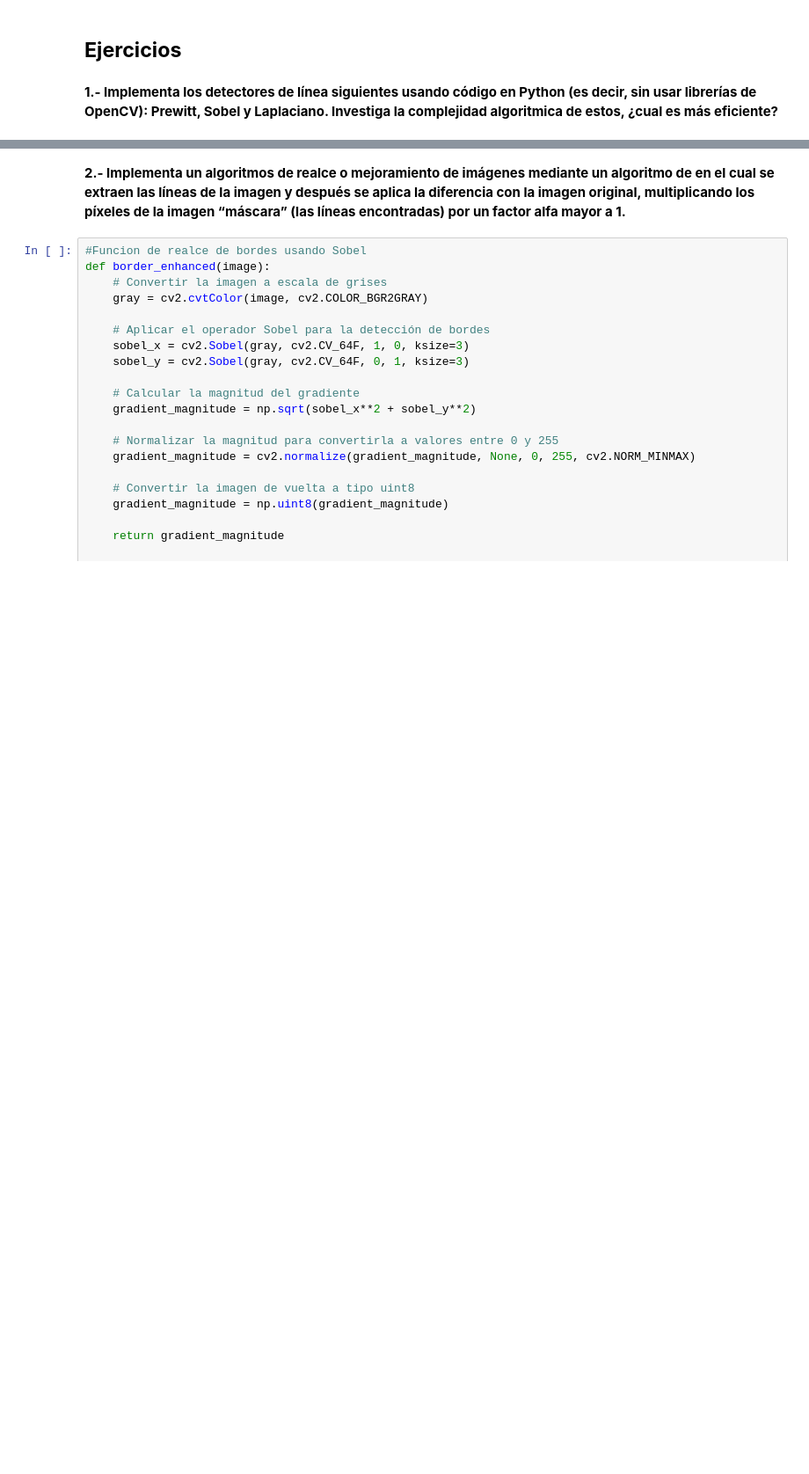
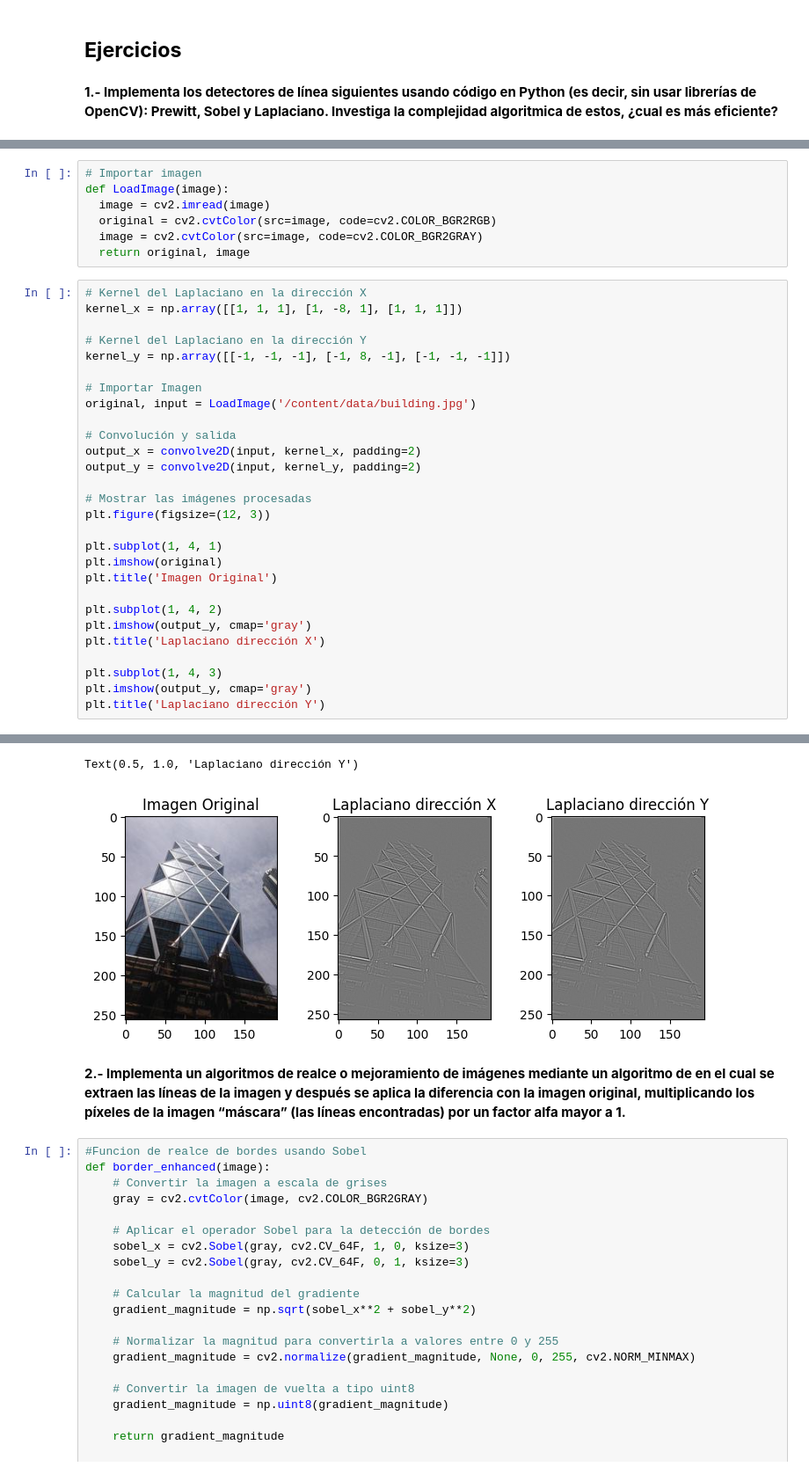
Before and after one commit to Alfonso-Garibay/computer-vision-course-Equipo-15, a Jupyter notebook: 4_convolution.ipynb, the cells around one changed output, grey strips where cells are left out. Shown at 88% size. Cells and saved outputs as stored; diff of their text form; blank space fills up the shorter version.

```diff
--- a/4_convolution.ipynb
+++ b/4_convolution.ipynb
@@ -325,0 +378,36 @@ display(input, output)
+# %%
+# Importar imagen
+def LoadImage(image):
+  image = cv2.imread(image)
+  original = cv2.cvtColor(src=image, code=cv2.COLOR_BGR2RGB)
+  image = cv2.cvtColor(src=image, code=cv2.COLOR_BGR2GRAY)
+  return original, image
+# %%
+# Kernel del Laplaciano en la dirección X
+kernel_x = np.array([[1, 1, 1], [1, -8, 1], [1, 1, 1]])
+
+# Kernel del Laplaciano en la dirección Y
+kernel_y = np.array([[-1, -1, -1], [-1, 8, -1], [-1, -1, -1]])
+
+# Importar Imagen
+original, input = LoadImage('/content/data/building.jpg')
+
+# Convolución y salida
+output_x = convolve2D(input, kernel_x, padding=2)
+output_y = convolve2D(input, kernel_y, padding=2)
+
+# Mostrar las imágenes procesadas
+plt.figure(figsize=(12, 3))
+
+plt.subplot(1, 4, 1)
+plt.imshow(original)
+plt.title('Imagen Original')
+
+plt.subplot(1, 4, 2)
+plt.imshow(output_y, cmap='gray')
+plt.title('Laplaciano dirección X')
+
+plt.subplot(1, 4, 3)
+plt.imshow(output_y, cmap='gray')
+plt.title('Laplaciano dirección Y')
+# %% [output]
@@ -326,3 +428,5 @@ display(input, output)
+Text(0.5, 1.0, 'Laplaciano dirección Y')
+[figure, added]
 # %% [markdown]
 **2.- Implementa un algoritmos de realce o mejoramiento de imágenes mediante un algoritmo de en el cual se extraen las líneas de la imagen y después se aplica la diferencia con la imagen original, multiplicando los píxeles de la imagen “máscara” (las líneas encontradas) por un factor alfa mayor a 1.**
 # %%
```
Also changed, not shown: parts of 4 cells of this notebook.
